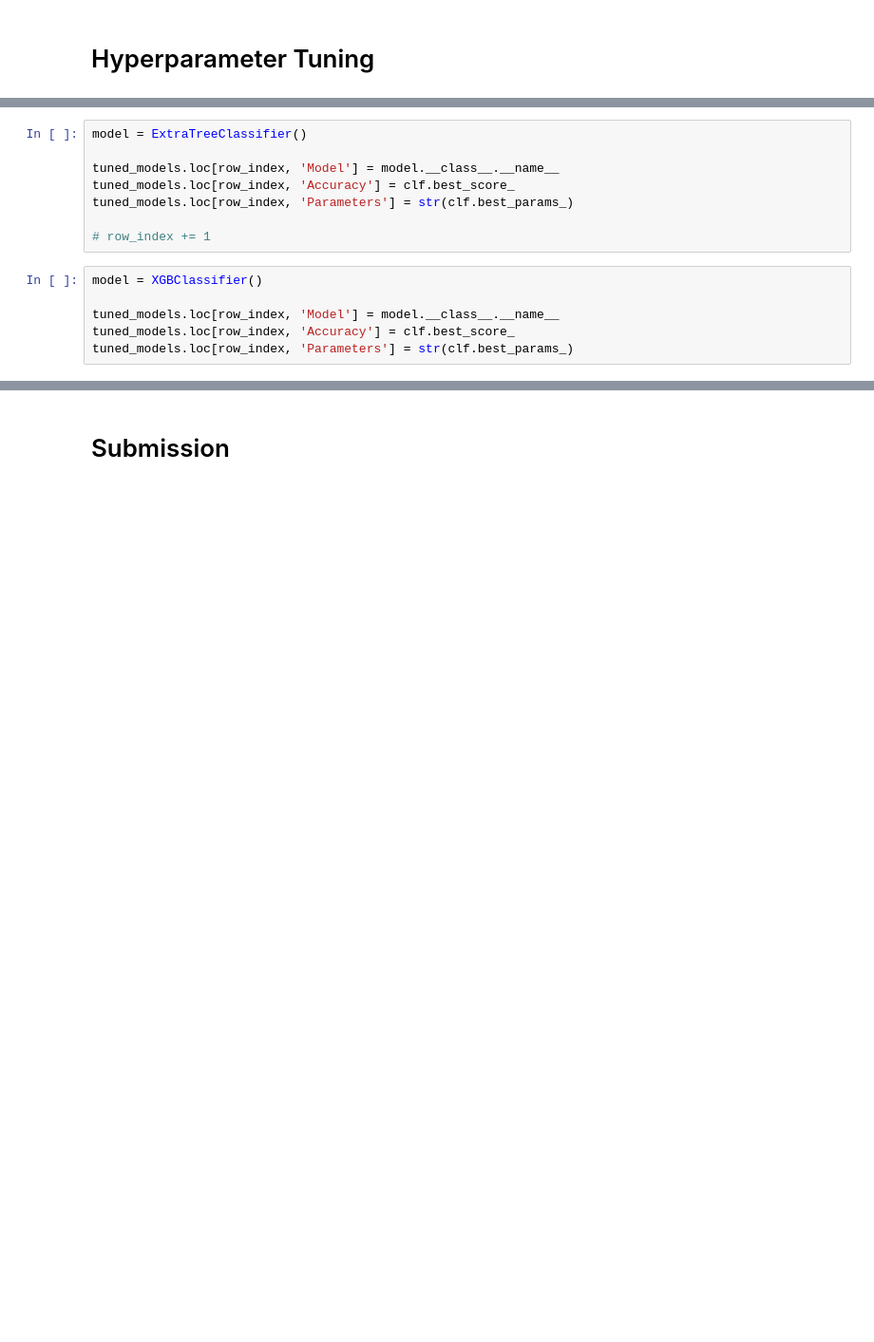
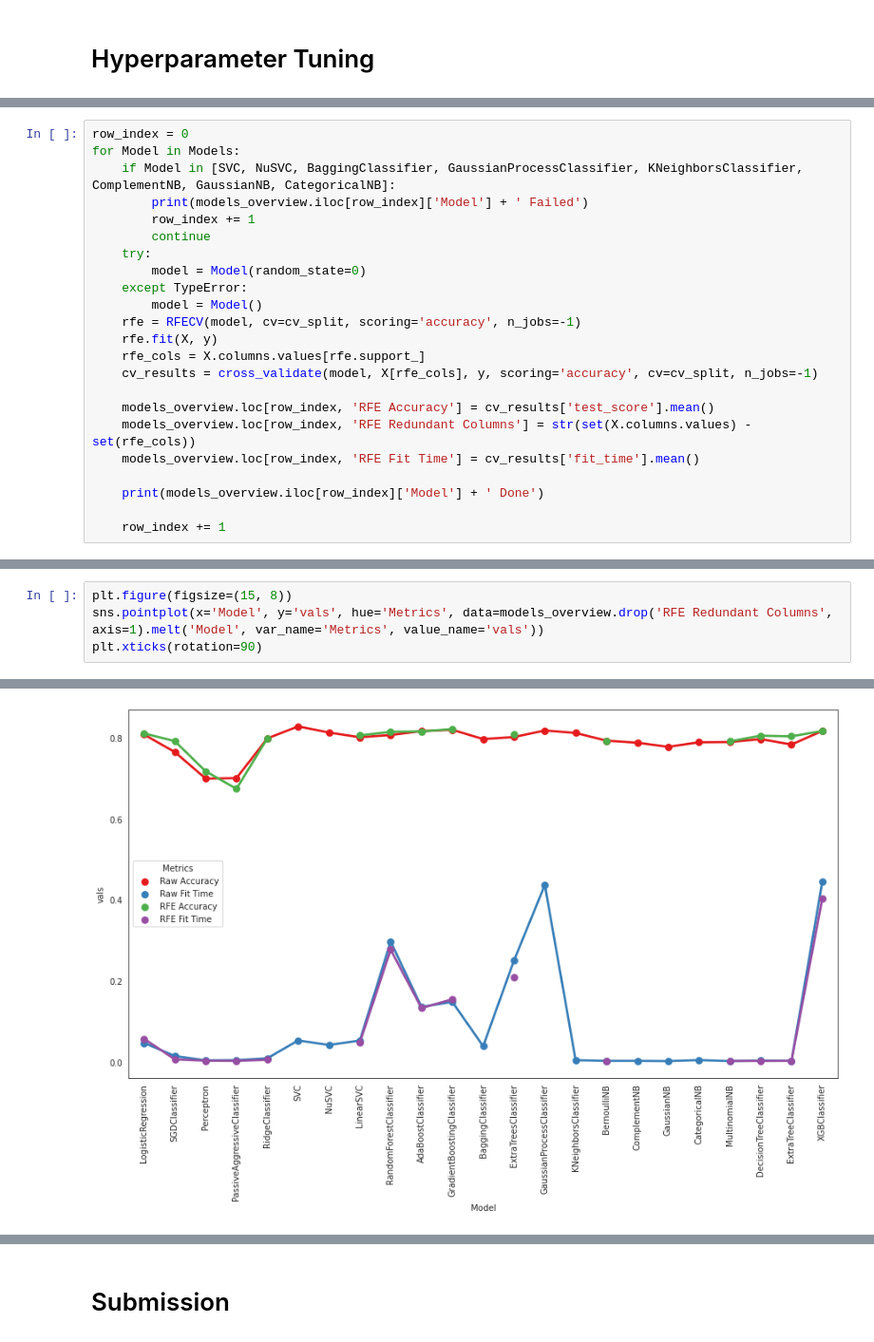
Before and after one commit to Hormozzan/TitanicPassengersSurvivalPrediction, a Jupyter notebook: titanic-passengers-survival-prediction.ipynb, the cells around one changed output, grey strips where cells are left out. Shown at 95% size. Cells and saved outputs as stored; diff of their text form; blank space fills up the shorter version.

```diff
--- a/titanic-passengers-survival-prediction.ipynb
+++ b/titanic-passengers-survival-prediction.ipynb
@@ -719,14 +562,0 @@ tuned_models.loc[row_index, 'Parameters'] = str(clf.best_params_)
-# %%
-model = ExtraTreeClassifier()
-
-tuned_models.loc[row_index, 'Model'] = model.__class__.__name__
-tuned_models.loc[row_index, 'Accuracy'] = clf.best_score_
-tuned_models.loc[row_index, 'Parameters'] = str(clf.best_params_)
-
-# row_index += 1
-# %%
-model = XGBClassifier()
-
-tuned_models.loc[row_index, 'Model'] = model.__class__.__name__
-tuned_models.loc[row_index, 'Accuracy'] = clf.best_score_
-tuned_models.loc[row_index, 'Parameters'] = str(clf.best_params_)
@@ -732,0 +597,23 @@ tuned_models.loc[row_index, 'Parameters'] = str(clf.best_params_)
+# %%
+row_index = 0
+for Model in Models:
+    if Model in [SVC, NuSVC, BaggingClassifier, GaussianProcessClassifier, KNeighborsClassifier, ComplementNB, GaussianNB, CategoricalNB]:
+        print(models_overview.iloc[row_index]['Model'] + ' Failed')
+        row_index += 1
+        continue
+    try:
+        model = Model(random_state=0)
+    except TypeError:
+        model = Model()
+    rfe = RFECV(model, cv=cv_split, scoring='accuracy', n_jobs=-1)
+    rfe.fit(X, y)
+    rfe_cols = X.columns.values[rfe.support_]
+    cv_results = cross_validate(model, X[rfe_cols], y, scoring='accuracy', cv=cv_split, n_jobs=-1)
+
+    models_overview.loc[row_index, 'RFE Accuracy'] = cv_results['test_score'].mean()
+    models_overview.loc[row_index, 'RFE Redundant Columns'] = str(set(X.columns.values) - set(rfe_cols))
+    models_overview.loc[row_index, 'RFE Fit Time'] = cv_results['fit_time'].mean()
+
+    print(models_overview.iloc[row_index]['Model'] + ' Done')
+
+    row_index += 1
@@ -732,0 +664,5 @@ tuned_models.loc[row_index, 'Parameters'] = str(clf.best_params_)
+# %%
+plt.figure(figsize=(15, 8))
+sns.pointplot(x='Model', y='vals', hue='Metrics', data=models_overview.drop('RFE Redundant Columns', axis=1).melt('Model', var_name='Metrics', value_name='vals'))
+plt.xticks(rotation=90)
+# %% [output]
@@ -732,0 +686 @@ tuned_models.loc[row_index, 'Parameters'] = str(clf.best_params_)
+[figure, added]
```
Also changed, not shown: parts of 44 cells of this notebook.
